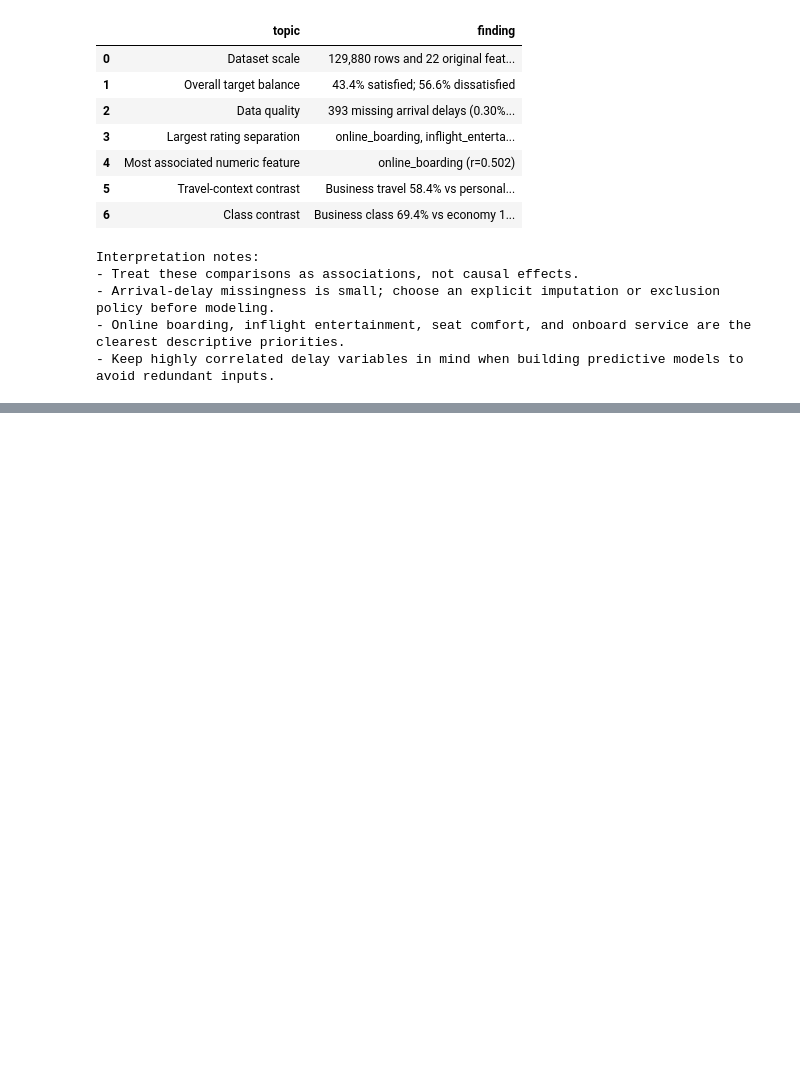
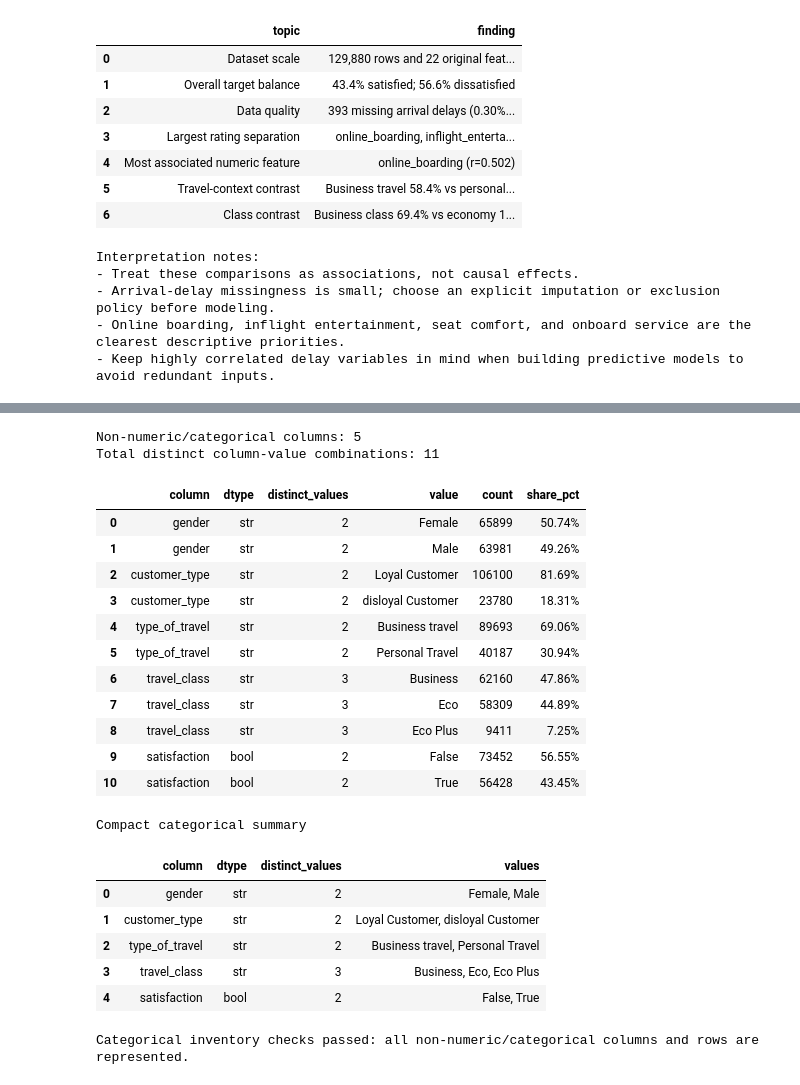
Before and after one commit to rgerc8/airline-satisfaction-bi-ml, a Jupyter notebook: notebooks/01_exploratory_data_analysis.ipynb, the cells around one changed output, grey strips where cells are left out. Cells and saved outputs as stored; diff of their text form; code cells hidden in the pictures; blank space fills up the shorter version.

```diff
--- a/notebooks/01_exploratory_data_analysis.ipynb
+++ b/notebooks/01_exploratory_data_analysis.ipynb
@@ -565,0 +783,68 @@ Interpretation notes:
+# %%
+# Include strings, categories, booleans, and any other non-numeric source columns.
+non_numeric_cols = [
+    column for column in df.columns
+    if (
+        not pd.api.types.is_numeric_dtype(df[column])
+        or pd.api.types.is_bool_dtype(df[column])
+    )
+]
+
+categorical_value_rows = []
+for column in non_numeric_cols:
+    values = df[column].astype("object").where(df[column].notna(), "<MISSING>")
+    counts = values.value_counts(dropna=False)
+    for value, count in counts.items():
+        categorical_value_rows.append({
+            "column": column,
+            "dtype": str(df[column].dtype),
+            "distinct_values": len(counts),
+            "value": str(value),
+            "count": int(count),
+            "share_pct": count / len(df) * 100,
+        })
+
+categorical_values = pd.DataFrame(categorical_value_rows)
+print(f"Non-numeric/categorical columns: {len(non_numeric_cols)}")
+print(f"Total distinct column-value combinations: {len(categorical_values)}")
+display(categorical_values.style.format({"share_pct": "{:.2f}%"}))
+
+# A compact one-row-per-column summary for quick inspection.
+categorical_summary = (
+    categorical_values.groupby(["column", "dtype"], sort=False)
+    .agg(
+        distinct_values=("distinct_values", "first"),
+        values=("value", lambda series: ", ".join(series)),
+    )
+    .reset_index()
+)
+print("Compact categorical summary")
+display(categorical_summary)
+
+# Check that the inventory accounts for every row in every categorical column.
+assert set(categorical_values["column"]) == set(non_numeric_cols)
+assert categorical_values.groupby("column")["count"].sum().eq(len(df)).all()
+print("Categorical inventory checks passed: all non-numeric/categorical columns and rows are represented.")
+# %% [output]
+Non-numeric/categorical columns: 5
+Total distinct column-value combinations: 11
+|  | column | dtype | distinct_values | value | count | share_pct |
+| 0 | gender | str | 2 | Female | 65899 | 50.74% |
+| 1 | gender | str | 2 | Male | 63981 | 49.26% |
+| 2 | customer_type | str | 2 | Loyal Customer | 106100 | 81.69% |
+| 3 | customer_type | str | 2 | disloyal Customer | 23780 | 18.31% |
+| 4 | type_of_travel | str | 2 | Business travel | 89693 | 69.06% |
+| 5 | type_of_travel | str | 2 | Personal Travel | 40187 | 30.94% |
+| 6 | travel_class | str | 3 | Business | 62160 | 47.86% |
+| 7 | travel_class | str | 3 | Eco | 58309 | 44.89% |
+| 8 | travel_class | str | 3 | Eco Plus | 9411 | 7.25% |
+| 9 | satisfaction | bool | 2 | False | 73452 | 56.55% |
+| 10 | satisfaction | bool | 2 | True | 56428 | 43.45% |
+Compact categorical summary
+|  | column | dtype | distinct_values | values |
+| 0 | gender | str | 2 | Female, Male |
+| 1 | customer_type | str | 2 | Loyal Customer, disloyal Customer |
+| 2 | type_of_travel | str | 2 | Business travel, Personal Travel |
+| 3 | travel_class | str | 3 | Business, Eco, Eco Plus |
+| 4 | satisfaction | bool | 2 | False, True |
+Categorical inventory checks passed: all non-numeric/categorical columns and rows are represented.
```
Also changed, not shown: parts of 3 cells of this notebook.
